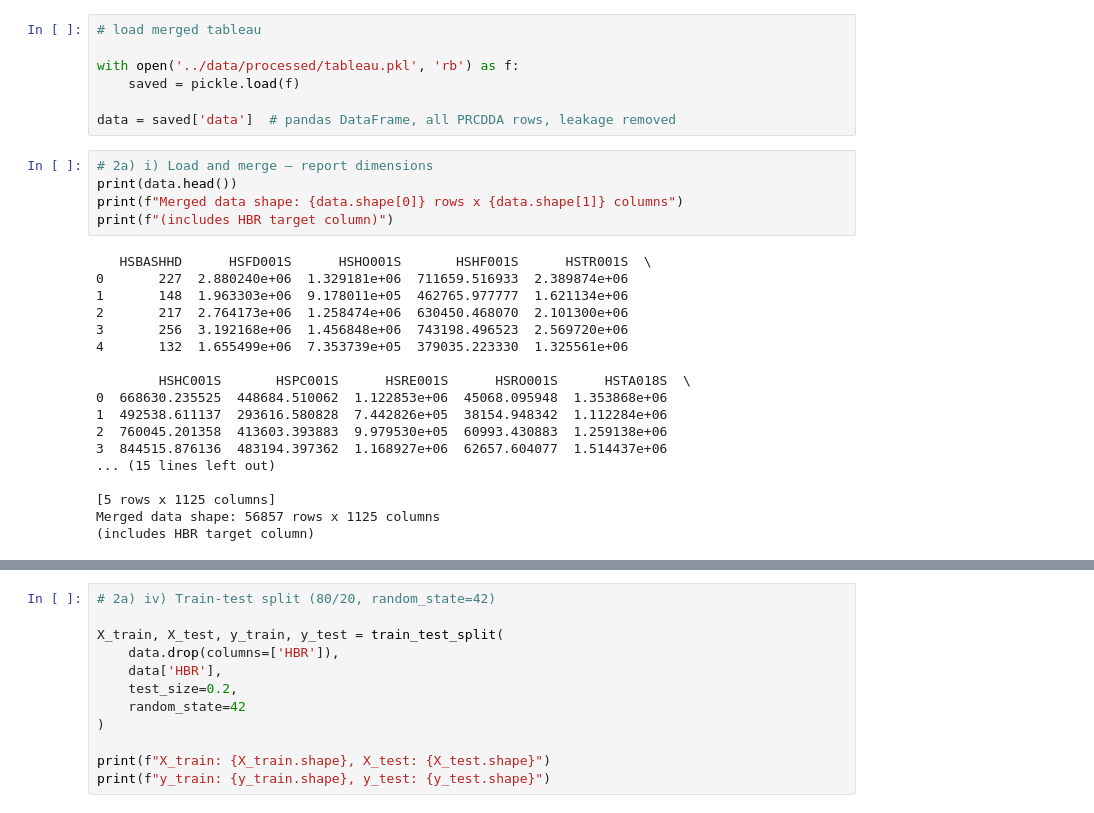
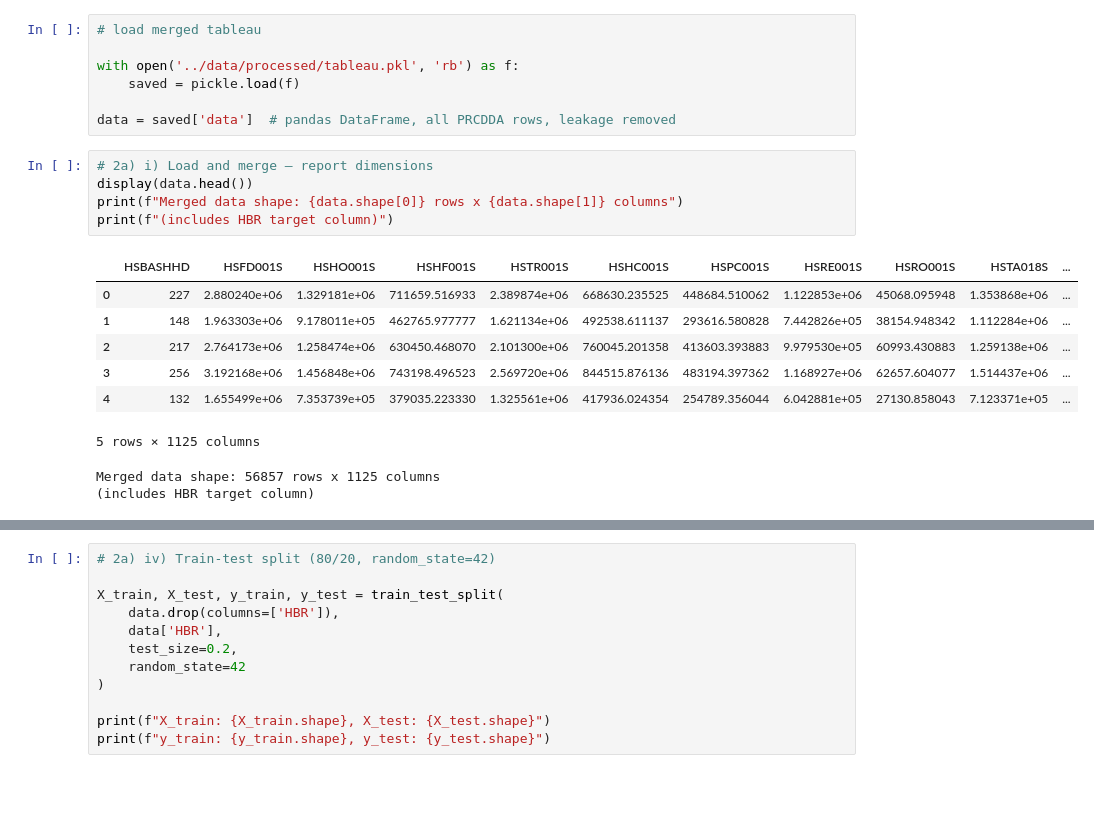
Before and after one commit to Astru5/DS3000, a Jupyter notebook: notebooks/unsupervised_learning.ipynb, the cells around one changed output, grey strips where cells are left out. Saved outputs shown, nothing was run; the diff lists cells and outputs as text; blank space fills up the shorter version.

```diff
--- a/notebooks/unsupervised_learning.ipynb
+++ b/notebooks/unsupervised_learning.ipynb
@@ -24,24 +36,16 @@ with open('../data/processed/tableau.pkl', 'rb') as f:
 data = saved['data']  # pandas DataFrame, all PRCDDA rows, leakage removed
 # %%
 # 2a) i) Load and merge — report dimensions
-print(data.head())
+display(data.head())
 print(f"Merged data shape: {data.shape[0]} rows x {data.shape[1]} columns")
 print(f"(includes HBR target column)")
 # %% [output]
+|  | HSBASHHD | HSFD001S | HSHO001S | HSHF001S | HSTR001S | HSHC001S | HSPC001S | HSRE001S | HSRO001S | HSTA018S | ... |
+| 0 | 227 | 2.880240e+06 | 1.329181e+06 | 711659.516933 | 2.389874e+06 | 668630.235525 | 448684.510062 | 1.122853e+06 | 45068.095948 | 1.353868e+06 | ... |
+| 1 | 148 | 1.963303e+06 | 9.178011e+05 | 462765.977777 | 1.621134e+06 | 492538.611137 | 293616.580828 | 7.442826e+05 | 38154.948342 | 1.112284e+06 | ... |
+| 2 | 217 | 2.764173e+06 | 1.258474e+06 | 630450.468070 | 2.101300e+06 | 760045.201358 | 413603.393883 | 9.979530e+05 | 60993.430883 | 1.259138e+06 | ... |
+| 3 | 256 | 3.192168e+06 | 1.456848e+06 | 743198.496523 | 2.569720e+06 | 844515.876136 | 483194.397362 | 1.168927e+06 | 62657.604077 | 1.514437e+06 | ... |
+| 4 | 132 | 1.655499e+06 | 7.353739e+05 | 379035.223330 | 1.325561e+06 | 417936.024354 | 254789.356044 | 6.042881e+05 | 27130.858043 | 7.123371e+05 | ... |
-   HSBASHHD      HSFD001S      HSHO001S       HSHF001S      HSTR001S  \
-0       227  2.880240e+06  1.329181e+06  711659.516933  2.389874e+06
-1       148  1.963303e+06  9.178011e+05  462765.977777  1.621134e+06
-2       217  2.764173e+06  1.258474e+06  630450.468070  2.101300e+06
-3       256  3.192168e+06  1.456848e+06  743198.496523  2.569720e+06
-4       132  1.655499e+06  7.353739e+05  379035.223330  1.325561e+06
-
-        HSHC001S       HSPC001S      HSRE001S      HSRO001S      HSTA018S  \
-0  668630.235525  448684.510062  1.122853e+06  45068.095948  1.353868e+06
-1  492538.611137  293616.580828  7.442826e+05  38154.948342  1.112284e+06
-2  760045.201358  413603.393883  9.979530e+05  60993.430883  1.259138e+06
-3  844515.876136  483194.397362  1.168927e+06  62657.604077  1.514437e+06
-... (15 lines left out)
-
-[5 rows x 1125 columns]
-Merged data shape: 56857 rows x 1125 columns
-(includes HBR target column)
+5 rows × 1125 columns
+Merged data shape: 56857 rows x 1125 columns
+(includes HBR target column)
```
Also changed, not shown: parts of 13 cells of this notebook, 1 other file.
